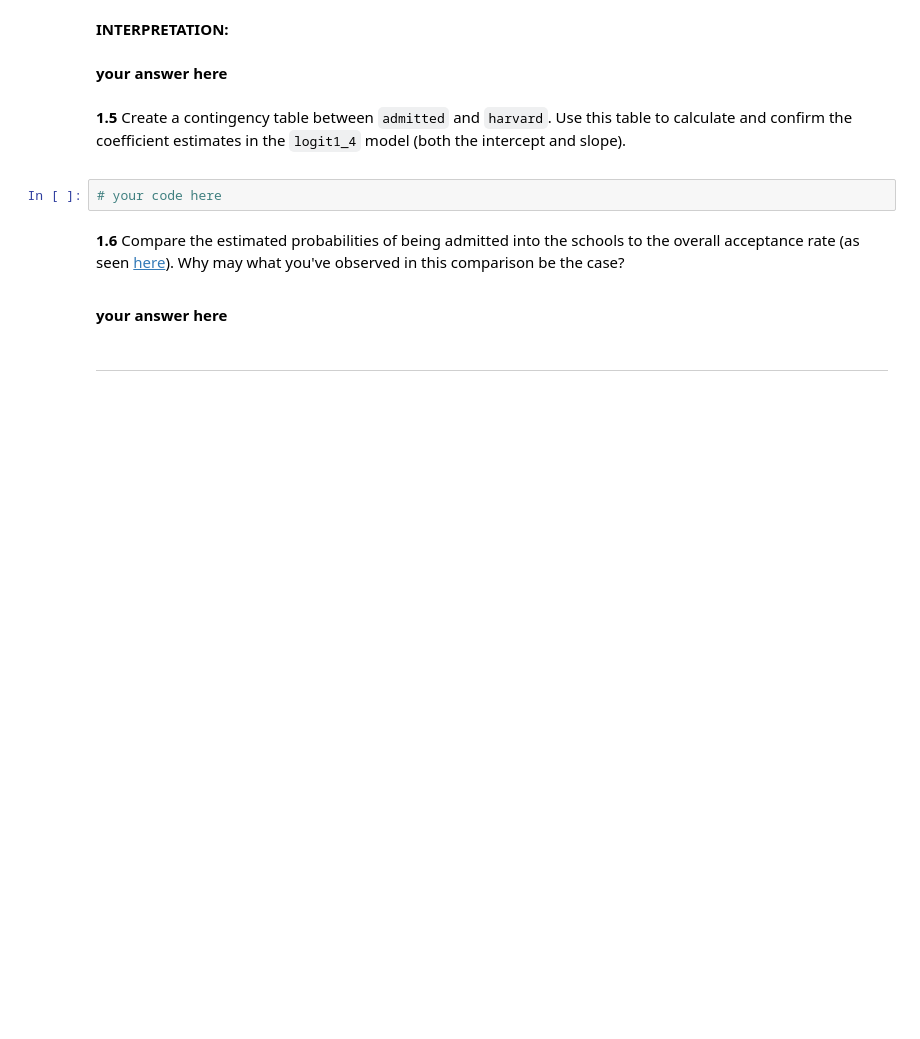
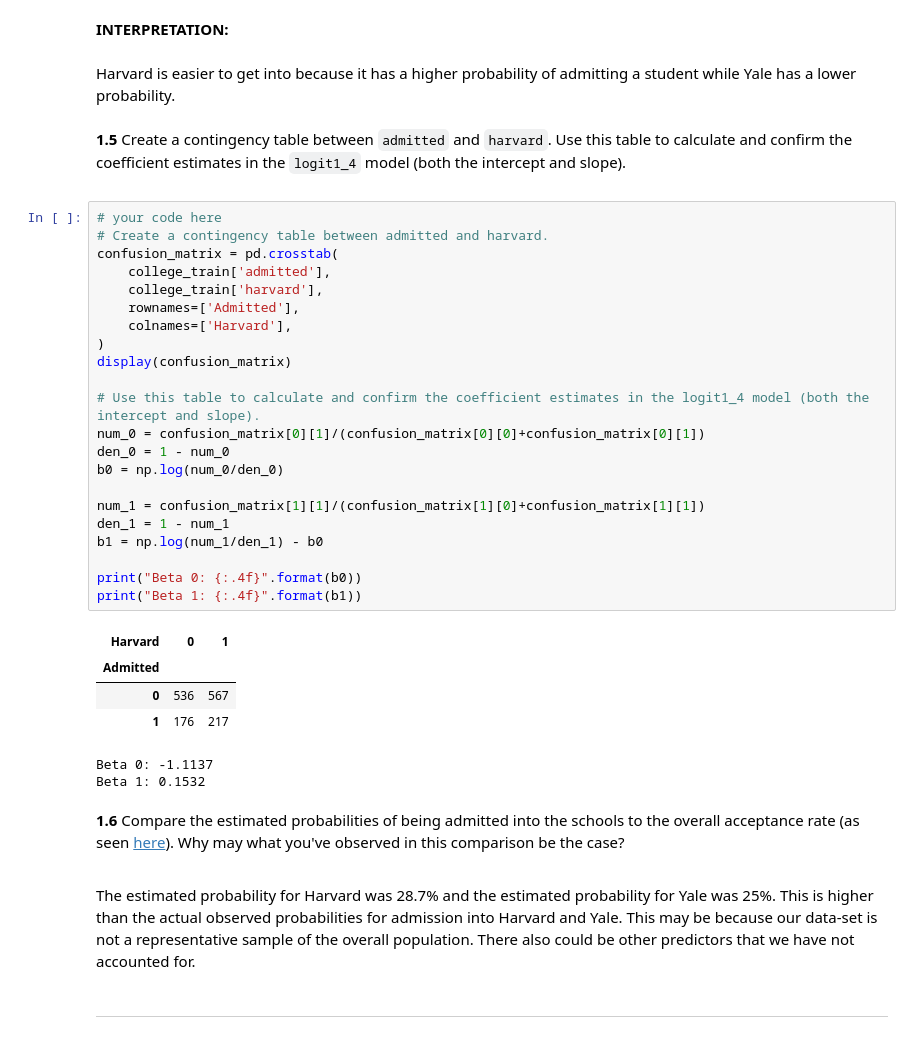
Before and after one commit to westonruths/ac209a, a Jupyter notebook: cs109a_hw5/cs109a_hw5.ipynb, the cells around one changed output. Drawn from its saved outputs; the diff is of its cells as text; blank space fills up the shorter version.

```diff
--- a/cs109a_hw5/cs109a_hw5.ipynb
+++ b/cs109a_hw5/cs109a_hw5.ipynb
@@ -263,23 +307,50 @@ college['harvard'] = np.where(college['school']== 'Harvard', 1, 0)
 # %% [markdown]
 **INTERPRETATION:**
-# %% [markdown]
-**your answer here**
+# %% [markdown]
+Harvard is easier to get into because it has a higher probability of admitting a student while Yale has a lower probability.
 # %% [markdown]
 <div class='exercise-r'>
 
 **1.5** Create a contingency table between `admitted` and `harvard`.  Use this table to calculate and confirm the coefficient estimates in the `logit1_4` model (both the intercept and slope).
 
 </div>
-# %%
-# your code here
+# %%
+# your code here
+# Create a contingency table between admitted and harvard.
+confusion_matrix = pd.crosstab(
+    college_train['admitted'],
+    college_train['harvard'],
+    rownames=['Admitted'],
+    colnames=['Harvard'],
+)
+display(confusion_matrix)
+
+# Use this table to calculate and confirm the coefficient estimates in the logit1_4 model (both the intercept and slope).
+num_0 = confusion_matrix[0][1]/(confusion_matrix[0][0]+confusion_matrix[0][1])
+den_0 = 1 - num_0
+b0 = np.log(num_0/den_0)
+
+num_1 = confusion_matrix[1][1]/(confusion_matrix[1][0]+confusion_matrix[1][1])
+den_1 = 1 - num_1
+b1 = np.log(num_1/den_1) - b0
+
+print("Beta 0: {:.4f}".format(b0))
+print("Beta 1: {:.4f}".format(b1))
+# %% [output]
+| Harvard | 0 | 1 |
+| Admitted |  |  |
+| 0 | 536 | 567 |
+| 1 | 176 | 217 |
+Beta 0: -1.1137
+Beta 1: 0.1532
 # %% [markdown]
 <div class='exercise-r'>
 
 **1.6** Compare the estimated probabilities of being admitted into the schools to the overall acceptance rate (as seen [here](https://www.ivycoach.com/2023-ivy-league-admissions-statistics/)).  Why may what you've observed in this comparison be the case?
 
 </div>
-# %% [markdown]
-**your answer here**
+# %% [markdown]
+The estimated probability for Harvard was 28.7% and the estimated probability for Yale was 25%. This is higher than the actual observed probabilities for admission into Harvard and Yale. This may be because our data-set is not a representative sample of the overall population. There also could be other predictors that we have not accounted for.
 # %% [markdown]
 ---
 # %% [markdown]
```
Also changed, not shown: parts of 24 cells of this notebook.
